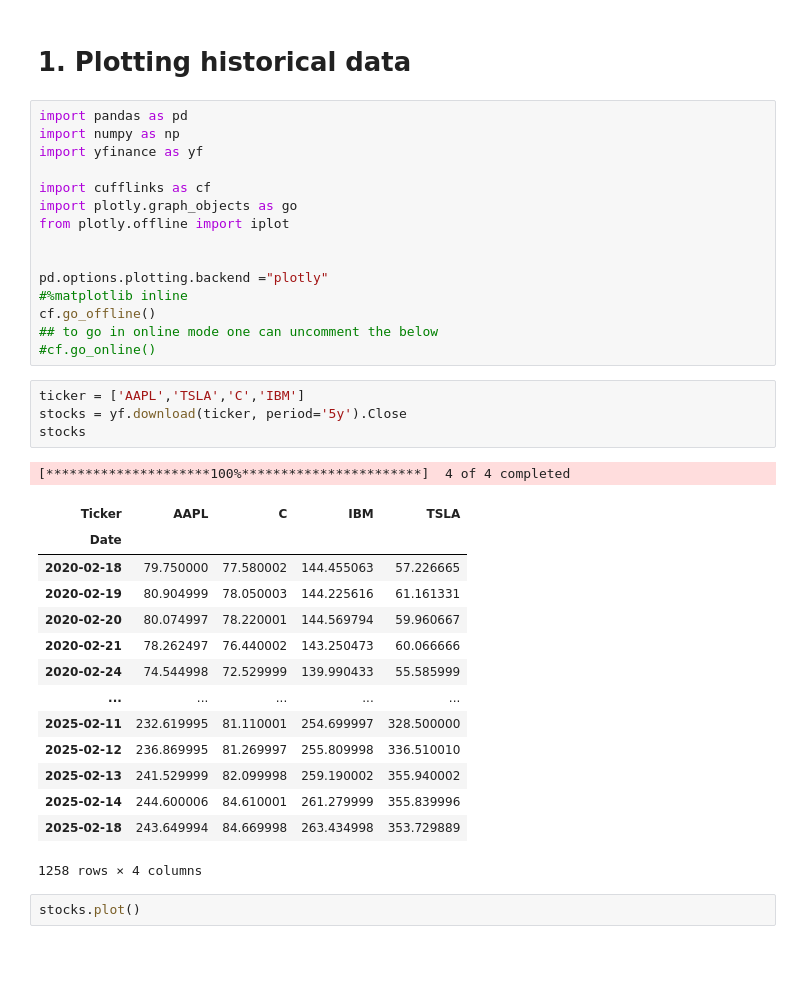
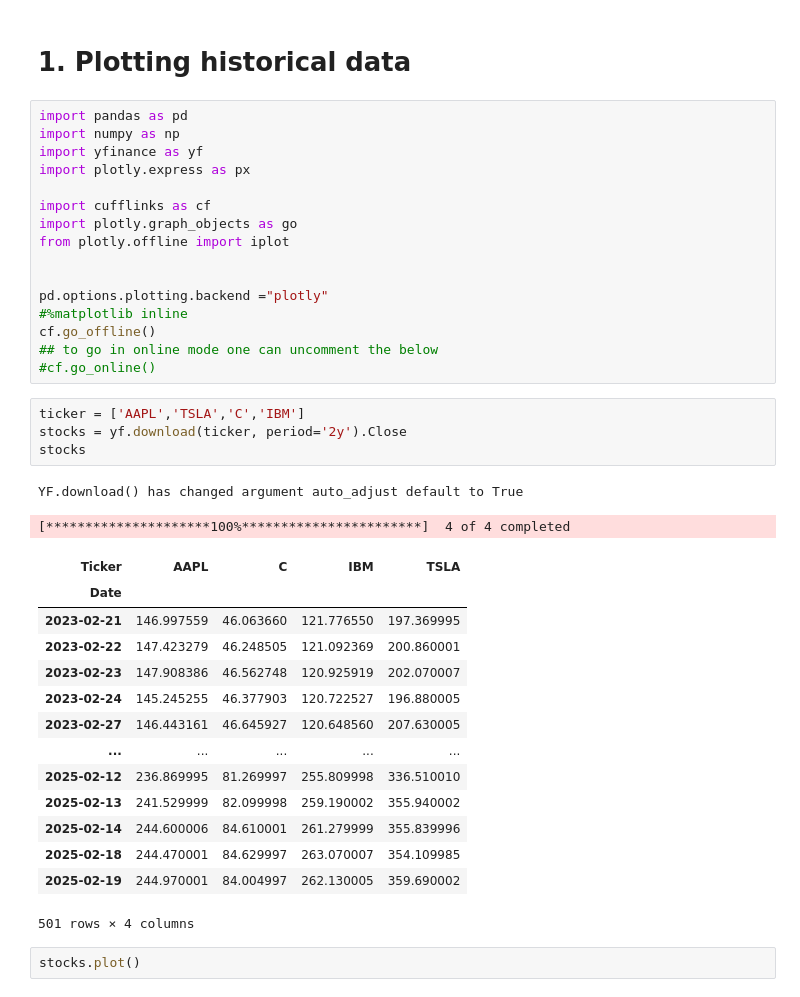
Before and after one commit to partha001/python-for-financial-markets, a Jupyter notebook: 3.DataVisualization.ipynb, the cells around one changed output. Cells and saved outputs as stored; diff of their text form; blank space fills up the shorter version.

```diff
--- a/3.DataVisualization.ipynb
+++ b/3.DataVisualization.ipynb
@@ -4,6 +4,7 @@
 import pandas as pd
 import numpy as np
 import yfinance as yf
+import plotly.express as px
 
 import cufflinks as cf
 import plotly.graph_objects as go
@@ -17,24 +18,25 @@ cf.go_offline()
 #cf.go_online()
 # %%
 ticker = ['AAPL','TSLA','C','IBM']
-stocks = yf.download(ticker, period='5y').Close
+stocks = yf.download(ticker, period='2y').Close
 stocks
 # %% [output]
-[*********************100%***********************]  4 of 4 completed
+YF.download() has changed argument auto_adjust default to True
+[*********************100%***********************]  4 of 4 completed
 | Ticker | AAPL | C | IBM | TSLA |
 | Date |  |  |  |  |
-| 2020-02-18 | 79.750000 | 77.580002 | 144.455063 | 57.226665 |
-| 2020-02-19 | 80.904999 | 78.050003 | 144.225616 | 61.161331 |
-| 2020-02-20 | 80.074997 | 78.220001 | 144.569794 | 59.960667 |
-| 2020-02-21 | 78.262497 | 76.440002 | 143.250473 | 60.066666 |
-| 2020-02-24 | 74.544998 | 72.529999 | 139.990433 | 55.585999 |
+| 2023-02-21 | 146.997559 | 46.063660 | 121.776550 | 197.369995 |
+| 2023-02-22 | 147.423279 | 46.248505 | 121.092369 | 200.860001 |
+| 2023-02-23 | 147.908386 | 46.562748 | 120.925919 | 202.070007 |
+| 2023-02-24 | 145.245255 | 46.377903 | 120.722527 | 196.880005 |
+| 2023-02-27 | 146.443161 | 46.645927 | 120.648560 | 207.630005 |
 | ... | ... | ... | ... | ... |
-| 2025-02-11 | 232.619995 | 81.110001 | 254.699997 | 328.500000 |
 | 2025-02-12 | 236.869995 | 81.269997 | 255.809998 | 336.510010 |
 | 2025-02-13 | 241.529999 | 82.099998 | 259.190002 | 355.940002 |
 | 2025-02-14 | 244.600006 | 84.610001 | 261.279999 | 355.839996 |
-| 2025-02-18 | 243.649994 | 84.669998 | 263.434998 | 353.729889 |
+| 2025-02-18 | 244.470001 | 84.629997 | 263.070007 | 354.109985 |
+| 2025-02-19 | 244.970001 | 84.004997 | 262.130005 | 359.690002 |
-1258 rows × 4 columns
+501 rows × 4 columns
 # %%
 stocks.plot()
 # %% [output]
```
Also changed, not shown: parts of 10 cells of this notebook.
